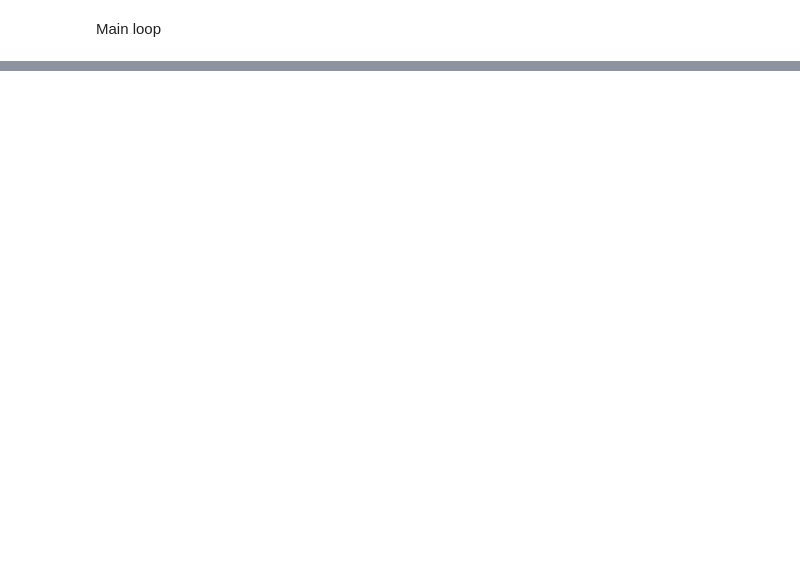
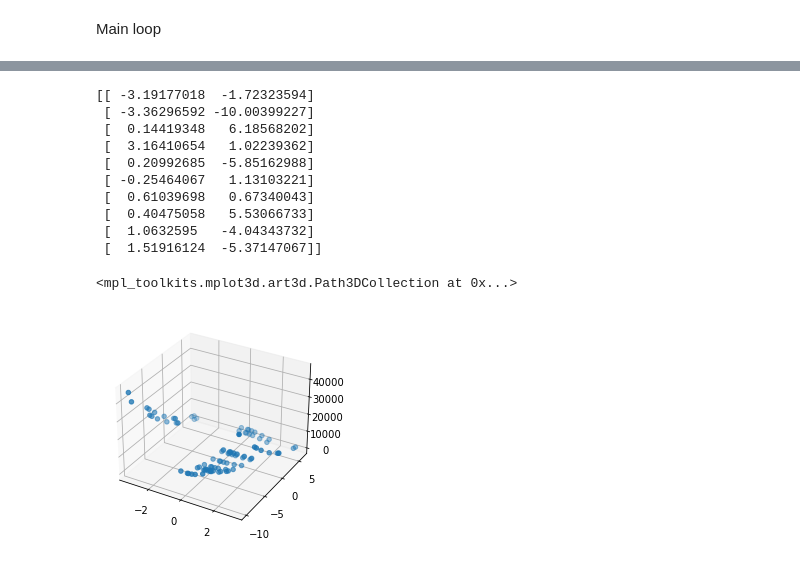
Before and after one commit to cesaromano/PSO-Algorithm, a Jupyter notebook: ACO.ipynb, the cells around one changed output, grey strips where cells are left out. Cells and saved outputs as stored; diff of their text form; code cells hidden in the pictures; blank space fills up the shorter version.

```diff
--- a/ACO.ipynb
+++ b/ACO.ipynb
@@ -111,0 +122,24 @@ print(f(0.0089, 0.0079))
+# %%
+print(positions)
+
+x = [position[0] for position in positions]
+y = [position[1] for position in positions]
+X, Y = np.meshgrid(x, y)
+Z = f(X, Y)
+
+fig = plt.figure()
+ax = plt.axes(projection='3d')
+ax.scatter(X, Y, Z)
+# %% [output]
+[[ -3.19177018  -1.72323594]
+ [ -3.36296592 -10.00399227]
+ [  0.14419348   6.18568202]
+ [  3.16410654   1.02239362]
+ [  0.20992685  -5.85162988]
+ [ -0.25464067   1.13103221]
+ [  0.61039698   0.67340043]
+ [  0.40475058   5.53066733]
+ [  1.0632595   -4.04343732]
+ [  1.51916124  -5.37147067]]
+<mpl_toolkits.mplot3d.art3d.Path3DCollection at 0x...>
+[figure, added]
```
Also changed, not shown: parts of 8 cells of this notebook.
